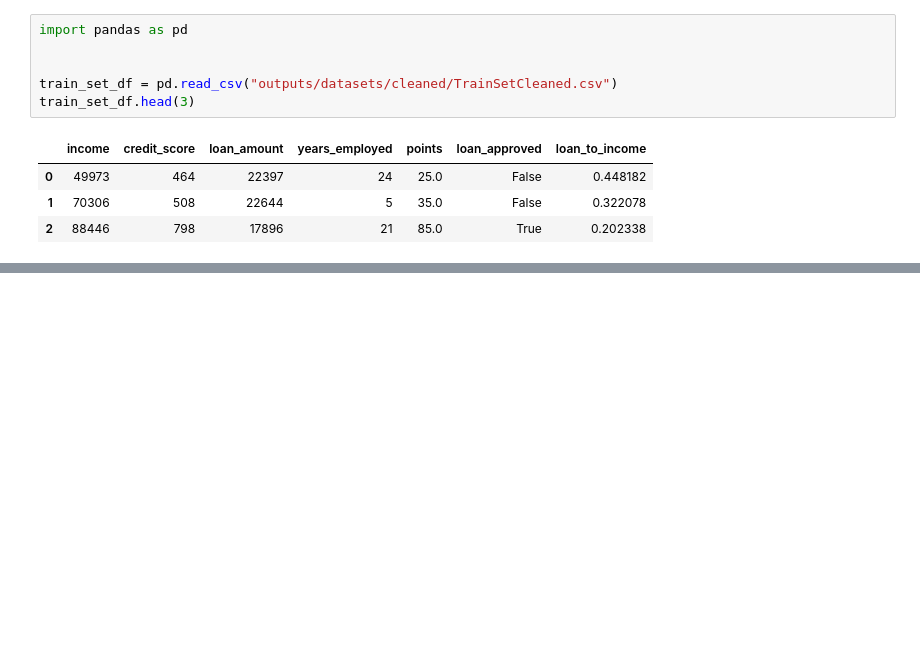
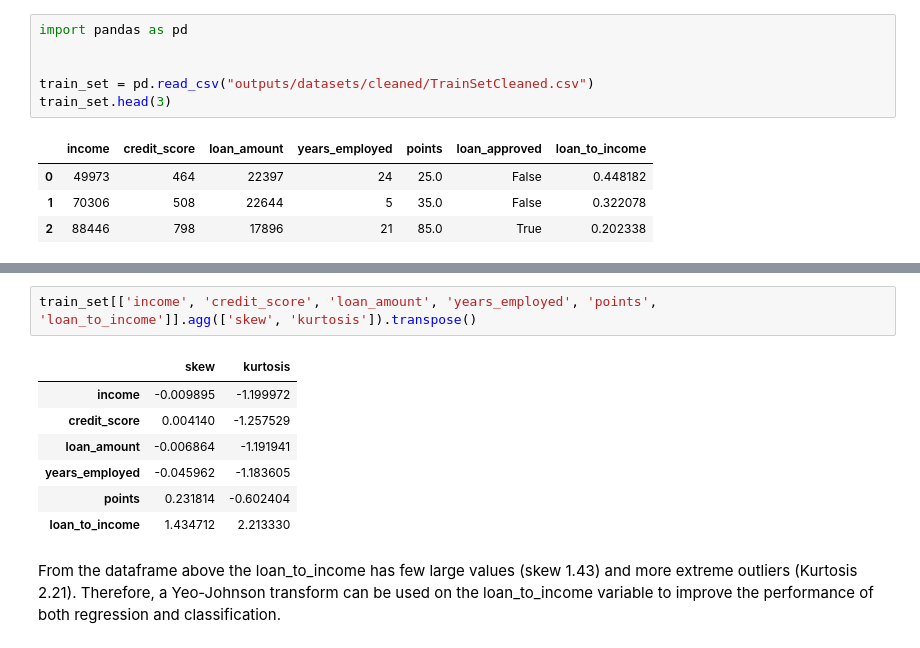
Before and after one commit to DavidRC-Projects/Approval_Predict, a Jupyter notebook: jupyter_notebooks/04 - FeatureEngineering.ipynb, the cells around one changed output, grey strips where cells are left out. Saved outputs shown, nothing was run; the diff lists cells and outputs as text; blank space fills up the shorter version.

```diff
--- a/jupyter_notebooks/04 - FeatureEngineering.ipynb
+++ b/jupyter_notebooks/04 - FeatureEngineering.ipynb
@@ -43,8 +43,8 @@ Load the train and test sets from the cleaned outputs folder.
 import pandas as pd
 
 
-train_set_df = pd.read_csv("outputs/datasets/cleaned/TrainSetCleaned.csv")
-train_set_df.head(3)
+train_set = pd.read_csv("outputs/datasets/cleaned/TrainSetCleaned.csv")
+train_set.head(3)
 # %% [output]
 |  | income | credit_score | loan_amount | years_employed | points | loan_approved | loan_to_income |
 | 0 | 49973 | 464 | 22397 | 24 | 25.0 | False | 0.448182 |
@@ -60,0 +75,12 @@ test_set_df.head(3)
+# %%
+train_set[['income', 'credit_score', 'loan_amount', 'years_employed', 'points', 'loan_to_income']].agg(['skew', 'kurtosis']).transpose()
+# %% [output]
+|  | skew | kurtosis |
+| income | -0.009895 | -1.199972 |
+| credit_score | 0.004140 | -1.257529 |
+| loan_amount | -0.006864 | -1.191941 |
+| years_employed | -0.045962 | -1.183605 |
+| points | 0.231814 | -0.602404 |
+| loan_to_income | 1.434712 | 2.213330 |
+# %% [markdown]
+From the dataframe above the loan_to_income has few large values (skew 1.43) and more extreme outliers (Kurtosis 2.21). Therefore, a Yeo-Johnson transform can be used on the loan_to_income variable to improve the performance of both regression and classification.
```
Also changed, not shown: parts of 4 cells of this notebook.
